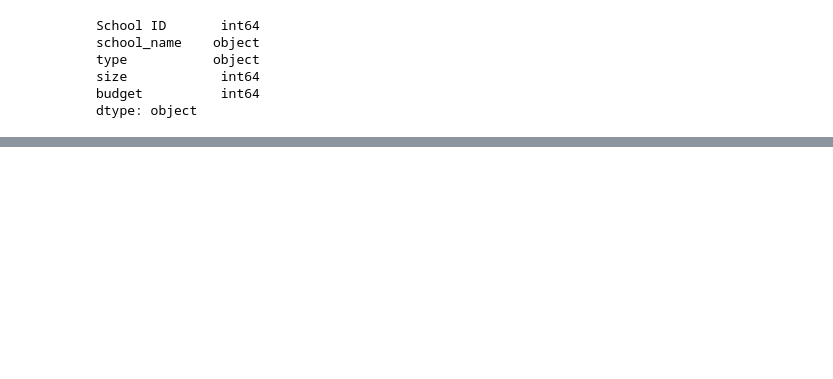
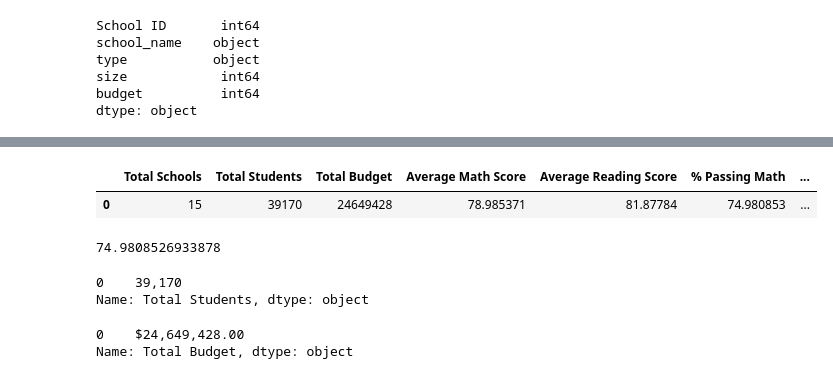
Before and after one commit to sh-4/school_district_analysis, a Jupyter notebook: PyCitySchools.ipynb, the cells around one changed output, grey strips where cells are left out. Saved outputs shown, nothing was run; the diff lists cells and outputs as text; code cells hidden in the pictures; blank space fills up the shorter version.

Commit message:
district summary complete

```diff
--- a/PyCitySchools.ipynb
+++ b/PyCitySchools.ipynb
@@ -208,0 +331,10 @@ student_data_df.to_csv("resources/students_complete.csv")
+# %%
+# get the total number of students
+student_count = school_data_complete_df["Student ID"].count()
+
+# to calculate, must convert student_count to a floating-point decimal with: float()
+# Calculate the percent that passed math.
+passing_math_percentage = passing_math_count / float(student_count) * 100
+
+# Calculate the percent that passed reading.
+passing_reading_percentage = passing_reading_count / float(student_count) * 100
@@ -208,0 +371,17 @@ student_data_df.to_csv("resources/students_complete.csv")
+# %%
+# Adding a list of values with keys to create a new DataFrame
+# keys are column names, values are metrics we calculated
+# written this way bc df doesn't have an index, but lists have natural indexing
+district_summary_df = pd.DataFrame(
+          [{"Total Schools": school_count,
+          "Total Students": student_count,
+          "Total Budget": total_budget,
+          "Average Math Score": average_math_score,
+          "Average Reading Score": average_reading_score,
+          "% Passing Math": passing_math_percentage,
+         "% Passing Reading": passing_reading_percentage,
+        "% Overall Passing": overall_passing_percentage}])
+district_summary_df
+# %% [output]
+|  | Total Schools | Total Students | Total Budget | Average Math Score | Average Reading Score | % Passing Math | ... |
+| 0 | 15 | 39170 | 24649428 | 78.985371 | 81.87784 | 74.980853 | ... |
@@ -208,0 +398,25 @@ student_data_df.to_csv("resources/students_complete.csv")
+# %%
+# call the above function
+passing_math_percent(passing_math_count, total_student_count)
+# %% [output]
+74.9808526933878
+# %%
+# formatting technique to format column with a thousands separator
+# df["column"] = df["column"].map("{:,}".format)
+
+# format the "Total Students" to have the comma for a thousands separator
+district_summary_df["Total Students"] = district_summary_df["Total Students"].map("{:,}".format)
+district_summary_df["Total Students"]
+# %% [output]
+0    39,170
+Name: Total Students, dtype: object
+# %%
+# add a dollar sign and format with the thousands comma
+
+# format "Total Budget" to have the comma for a thousands
+# separator, a decimal separator, and a "$"
+district_summary_df["Total Budget"] = district_summary_df["Total Budget"].map("${:,.2f}".format)
+district_summary_df["Total Budget"]
+# %% [output]
+0    $24,649,428.00
+Name: Total Budget, dtype: object
```
Also changed, not shown: parts of 28 cells of this notebook, 1 other file.
